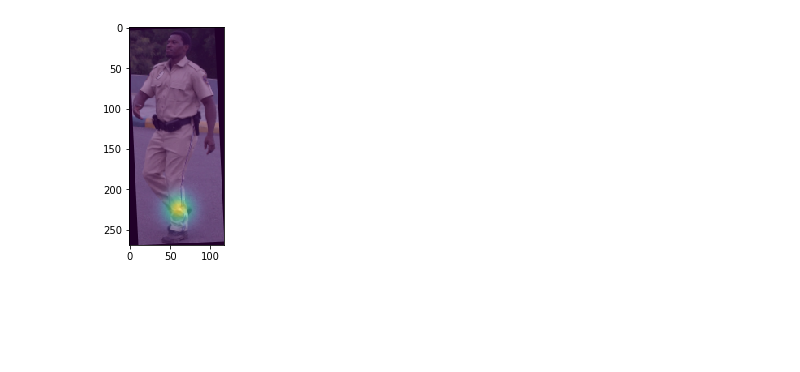
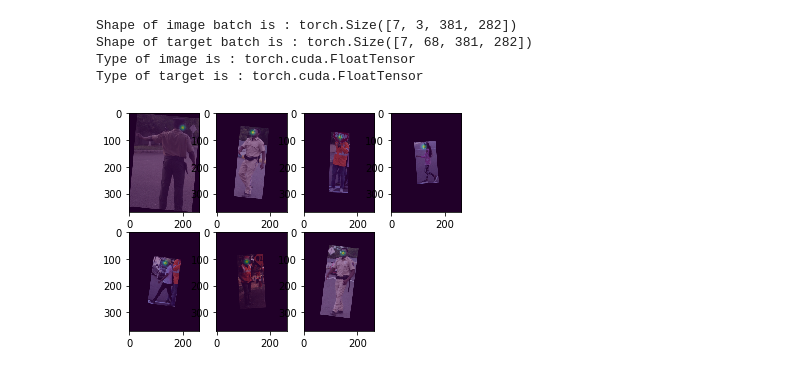
Before and after one commit to Kartikaeya/VRU_Net, a Jupyter notebook: Data_Loader.ipynb, the cells around one changed output. Saved outputs shown, nothing was run; the diff lists cells and outputs as text; code cells hidden in the pictures; blank space fills up the shorter version.

Commit message:
Ready for training

```diff
--- a/Data_Loader.ipynb
+++ b/Data_Loader.ipynb
@@ -67,8 +50,10 @@ class Pose_Dataset(Dataset):
         kpts = np.reshape(kpts, (17,3))
         kpts[:, 0] = kpts[:, 0] - int(bbox[0])
         kpts[:, 1] = kpts[:, 1] - int(bbox[1])
+
         # now generate gaussian maps as target
-        sigmas = [13, 6.5, 3, 1.5]
+
+        sigmas = [13, 9, 6, 3]
         target = []
         for sigma in sigmas:
             target.append(form_gaussian_batch(sigma, kpts, cropped_img))
@@ -77,16 +62,3 @@ class Pose_Dataset(Dataset):
         if self.transform:
             sample = self.transform(sample)
         return sample
-#--------------------------------------------------------------------------------------------------------------------------
-# %%
-def my_collate(Batch):
-    image = []
-    targets = []
-    for item in Batch:
-        img = item['image']
-        if(img.shape[1] * img.shape[2] < 10000):
-            continue
-        image.append(img)
-        targets.append(item['target'])
-    return {'image' : image , 'target' : targets}
-#--------------------------------------------------------------------------------------------------------------------------
@@ -142,30 +144,64 @@ class ToTensor(object):
         image = torch.from_numpy(image)
         tensor_targets = []
         for batch in targets:
-            tensor_targets.append(torch.from_numpy(batch))
+            tensor_targets.append(torch.from_numpy(np.transpose(batch, (2, 0, 1))))
         return {'image': image,
                 'target': tensor_targets}
 # %%
 if __name__ == '__main__':
 
-    pose_keypoints = Pose_Dataset(annotations_path = '../annotations/vru_keypoints_val_copy.json',
-                      img_path = '../images/val',
+    pose_keypoints = Pose_Dataset(annotations_path = 'Data/annotations/vru_keypoints_val_copy.json',
+                      img_path = 'Data/images/val',
                       transform = transforms.Compose([
                           RandomFlip(0.5),
                           RandomRotate(degree = 10),
                           ToTensor()
                       ]))
 
-    train_loader = DataLoader(pose_keypoints, batch_size = 8, shuffle = False, collate_fn = my_collate
+    train_loader = DataLoader(pose_keypoints, batch_size = 16, shuffle = False, collate_fn = my_collate
                              )
-    #--------------------------------------------------------------------------------------------------------------------------
+    for image, target in train_loader:
+        print("Shape of image batch is :",image.shape)
+        print("Shape of target batch is :",target.shape)
+        print("Type of image is :", image.type())
+        print("Type of target is :", target.type())
 
-    batch_data = next(iter(train_loader))
-    img = batch_data['image'][1]
-    #--------------------------------------------------------------------------------------------------------------------------
-    plt.imshow(np.transpose(img, (1,2,0))[:, :, [2, 1, 0]])
-    anno = batch_data['target'][1][0][:, :, 16]
-    plt.imshow(anno, alpha = 0.5)
-    #--------------------------------------------------------------------------------------------------------------------------
+    iterator = iter(train_loader)
+    image, target = next(iterator)
+
+    axes = []
+    fig = plt.figure()
+    for i in range(image.shape[0]):
+        img = np.transpose(image[i].cpu(), (1, 2, 0))
+        axes.append(fig.add_subplot(2, 4, i+1))
+    #     axes[-1].set_title("image :", i)
+        plt.imshow(img[:, :, [2, 1, 0]])
+        plt.imshow(target[i][34].cpu(), alpha = 0.5)
+    # fig.tight_layout()
+    plt.show()
+
+#     #--------------------------------------------------------------------------------------------------------------------------
+
+#     batch_data = next(iter(train_loader))
+#     img = batch_data['image'][1]
+#     #--------------------------------------------------------------------------------------------------------------------------
+#     plt.imshow(np.transpose(img, (1,2,0))[:, :, [2, 1, 0]])
+#     anno = batch_data['target'][1][0][:, :, 16]
+#     plt.imshow(anno, alpha = 0.5)
+#     #--------------------------------------------------------------------------------------------------------------------------
+
+#     model = BackBone().cuda()
+#     summary(model, (3, 269, 117))
+
+#     data = iter(train_loader).next()
+#     images = data['image']
+#     # print(type(images[0]))
+# #     writer = SummaryWriter('runs/experiment1')
+# #     writer.add_graph(model, images[0][None, : , :, :].to('cuda'))
+# #     writer.close()
 # %% [output]
+Shape of image batch is : torch.Size([7, 3, 381, 282])
+Shape of target batch is : torch.Size([7, 68, 381, 282])
+Type of image is : torch.cuda.FloatTensor
+Type of target is : torch.cuda.FloatTensor
-[figure, old version]
+[figure, new version]
```
Also changed, not shown: parts of 6 cells of this notebook, 20 other files.
